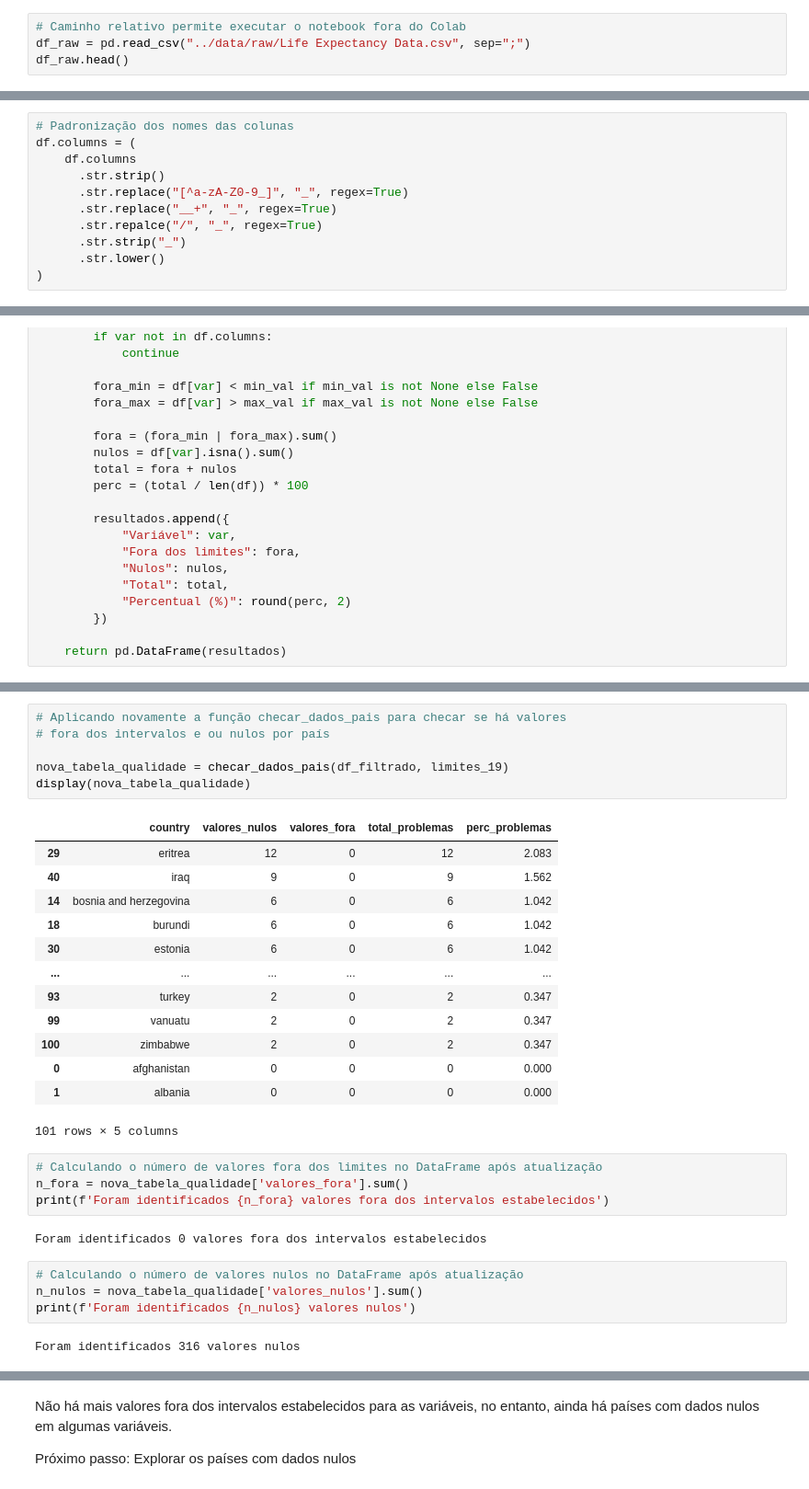
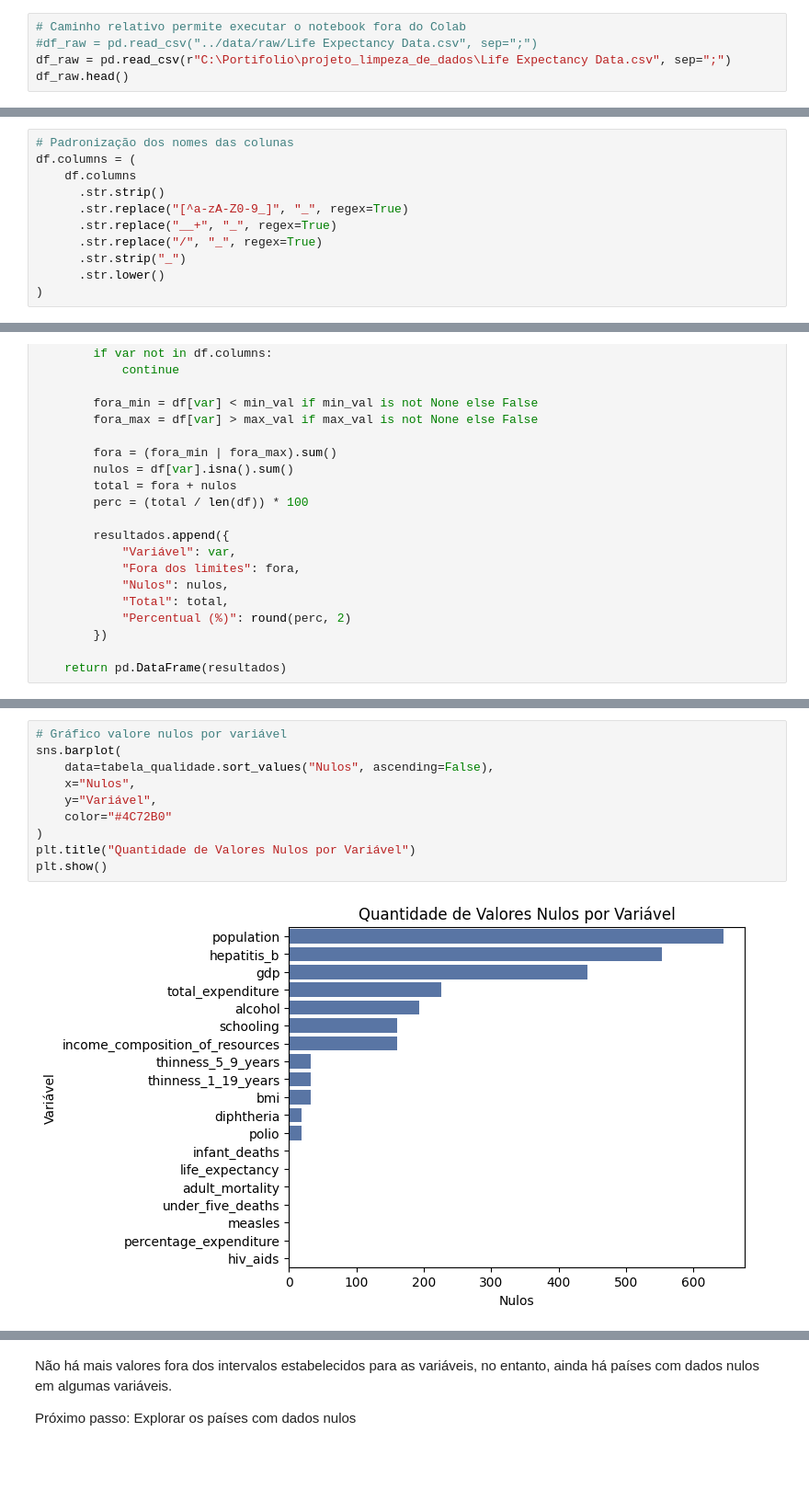
Before and after one commit to PauloVBernardo/life_expectancy_eda, a Jupyter notebook: notebooks/Expectativa_vida.ipynb, the cells around one changed output, grey strips where cells are left out. Shown at 92% size. Drawn from its saved outputs; the diff is of its cells as text; blank space fills up the shorter version.

```diff
--- a/notebooks/Expectativa_vida.ipynb
+++ b/notebooks/Expectativa_vida.ipynb
@@ -87,6 +85,7 @@ import matplotlib.pyplot as plt
 import seaborn as sns
 # %%
 # Caminho relativo permite executar o notebook fora do Colab
-df_raw = pd.read_csv("../data/raw/Life Expectancy Data.csv", sep=";")
+#df_raw = pd.read_csv("../data/raw/Life Expectancy Data.csv", sep=";")
+df_raw = pd.read_csv(r"C:\Portifolio\projeto_limpeza_de_dados\Life Expectancy Data.csv", sep=";")
 df_raw.head()
 # %% [output]
@@ -202,7 +205,7 @@ df.columns = (
       .str.strip()
       .str.replace("[^a-zA-Z0-9_]", "_", regex=True)
       .str.replace("__+", "_", regex=True)
-      .str.repalce("/", "_", regex=True)
+      .str.replace("/", "_", regex=True)
       .str.strip("_")
       .str.lower()
 )
@@ -1485,32 +428,12 @@ dtype: int64
-# %%
-# Aplicando novamente a função checar_dados_pais para checar se há valores
-# fora dos intervalos e ou nulos por país
-
-nova_tabela_qualidade = checar_dados_pais(df_filtrado, limites_19)
-display(nova_tabela_qualidade)
-# %% [output]
-|  | country | valores_nulos | valores_fora | total_problemas | perc_problemas |
-| 29 | eritrea | 12 | 0 | 12 | 2.083 |
-| 40 | iraq | 9 | 0 | 9 | 1.562 |
-| 14 | bosnia and herzegovina | 6 | 0 | 6 | 1.042 |
-| 18 | burundi | 6 | 0 | 6 | 1.042 |
-| 30 | estonia | 6 | 0 | 6 | 1.042 |
-| ... | ... | ... | ... | ... | ... |
-| 93 | turkey | 2 | 0 | 2 | 0.347 |
-| 99 | vanuatu | 2 | 0 | 2 | 0.347 |
-| 100 | zimbabwe | 2 | 0 | 2 | 0.347 |
-| 0 | afghanistan | 0 | 0 | 0 | 0.000 |
-| 1 | albania | 0 | 0 | 0 | 0.000 |
-101 rows × 5 columns
-# %%
-# Calculando o número de valores fora dos limites no DataFrame após atualização
-n_fora = nova_tabela_qualidade['valores_fora'].sum()
-print(f'Foram identificados {n_fora} valores fora dos intervalos estabelecidos')
-# %% [output]
-Foram identificados 0 valores fora dos intervalos estabelecidos
-# %%
-# Calculando o número de valores nulos no DataFrame após atualização
-n_nulos = nova_tabela_qualidade['valores_nulos'].sum()
-print(f'Foram identificados {n_nulos} valores nulos')
-# %% [output]
-Foram identificados 316 valores nulos
+# %%
+# Gráfico valore nulos por variável
+sns.barplot(
+    data=tabela_qualidade.sort_values("Nulos", ascending=False),
+    x="Nulos",
+    y="Variável",
+    color="#4C72B0"
+)
+plt.title("Quantidade de Valores Nulos por Variável")
+plt.show()
+# %% [output]
+[figure, added]
```
Also changed, not shown: parts of 225 cells of this notebook.
